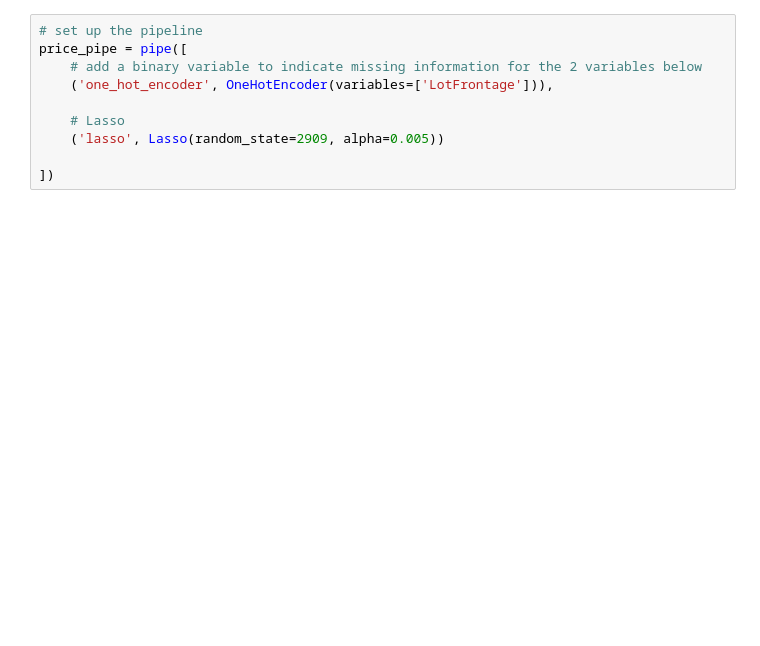
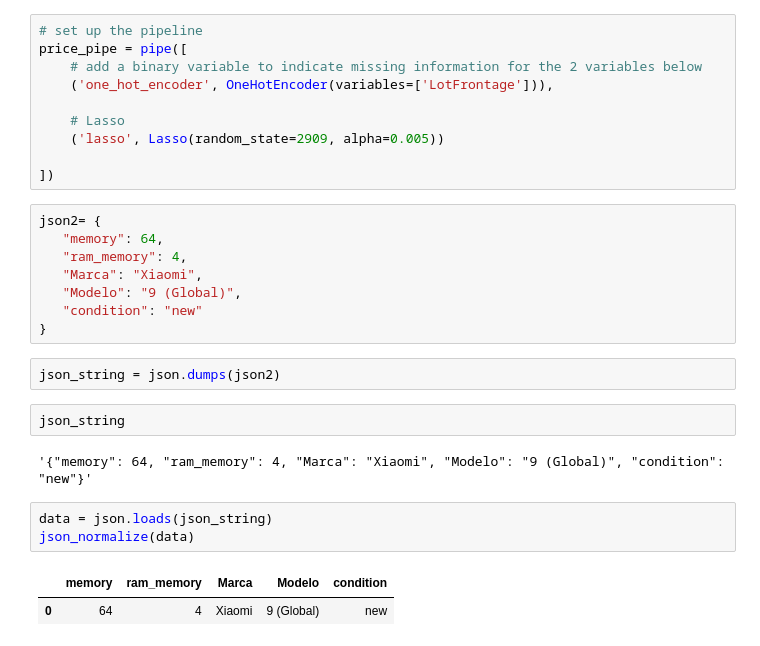
Before and after one commit to lucasobispo/precificacao_mercadolivre_tcc, a Jupyter notebook: Jupyer-Notebooks/Modelagem - One hot encoding.ipynb, the cells around one changed output. Saved outputs shown, nothing was run; the diff lists cells and outputs as text; blank space fills up the shorter version.

```diff
--- a/Jupyer-Notebooks/Modelagem - One hot encoding.ipynb
+++ b/Jupyer-Notebooks/Modelagem - One hot encoding.ipynb
@@ -185,3 +180,23 @@ price_pipe = pipe([
     ('lasso', Lasso(random_state=2909, alpha=0.005))
 
 ])
+# %%
+json2= {
+   "memory": 64,
+   "ram_memory": 4,
+   "Marca": "Xiaomi",
+   "Modelo": "9 (Global)",
+   "condition": "new"
+}
+# %%
+json_string = json.dumps(json2)
+# %%
+json_string
+# %% [output]
+'{"memory": 64, "ram_memory": 4, "Marca": "Xiaomi", "Modelo": "9 (Global)", "condition": "new"}'
+# %%
+data = json.loads(json_string)
+json_normalize(data)
+# %% [output]
+|  | memory | ram_memory | Marca | Modelo | condition |
+| 0 | 64 | 4 | Xiaomi | 9 (Global) | new |
```
Also changed, not shown: parts of 10 cells of this notebook, 2 other files.
